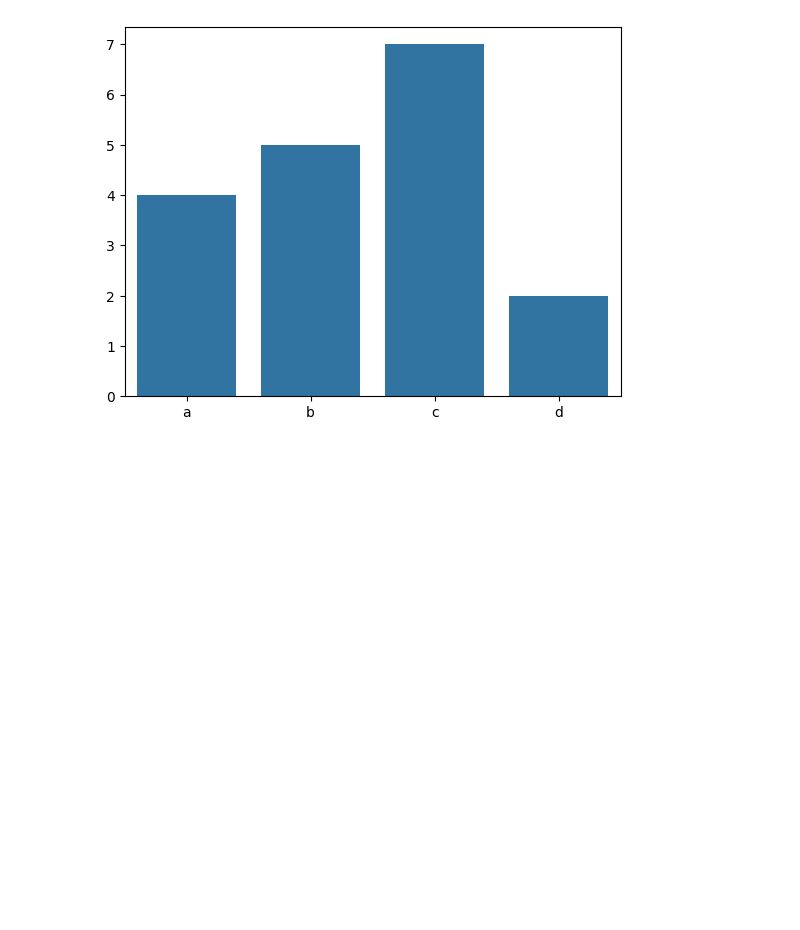
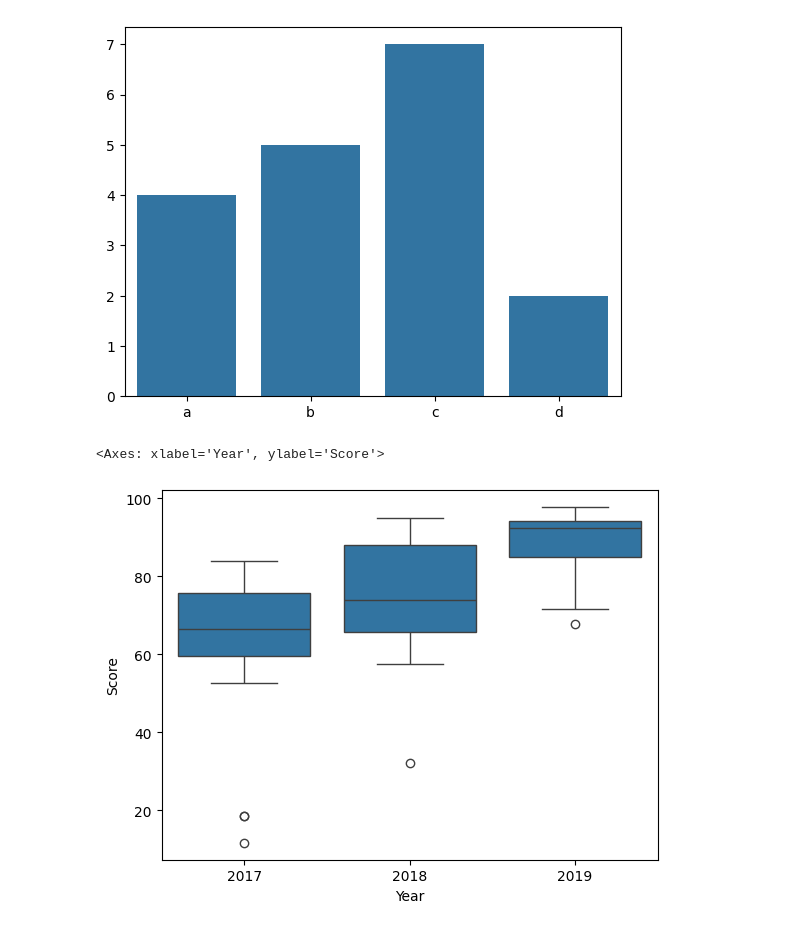
Before and after one commit to Sujay309/1st_assingment, a Jupyter notebook: 2nd_assingment.ipynb, the cells around one changed output. Cells and saved outputs as stored; diff of their text form; code cells hidden in the pictures; blank space fills up the shorter version.

```diff
--- a/2nd_assingment.ipynb
+++ b/2nd_assingment.ipynb
@@ -92,5 +107,12 @@ sns.barplot(a)
 [figure]
 # %%
 #4. Generate a dataset with categories and numerical values. Visualize the distribution of a numerical variable across different categories.
+
+df = sns.load_dataset('glue')
+
+sns.boxplot(x='Year', y='Score', data=df)
+# %% [output]
+<Axes: xlabel='Year', ylabel='Score'>
+[figure, added]
 # %%
 #5. Generate a synthetic dataset with correlated features. Visualize the correlation matrix of a dataset using a heatmap.
```
Also changed, not shown: parts of 14 cells of this notebook.
